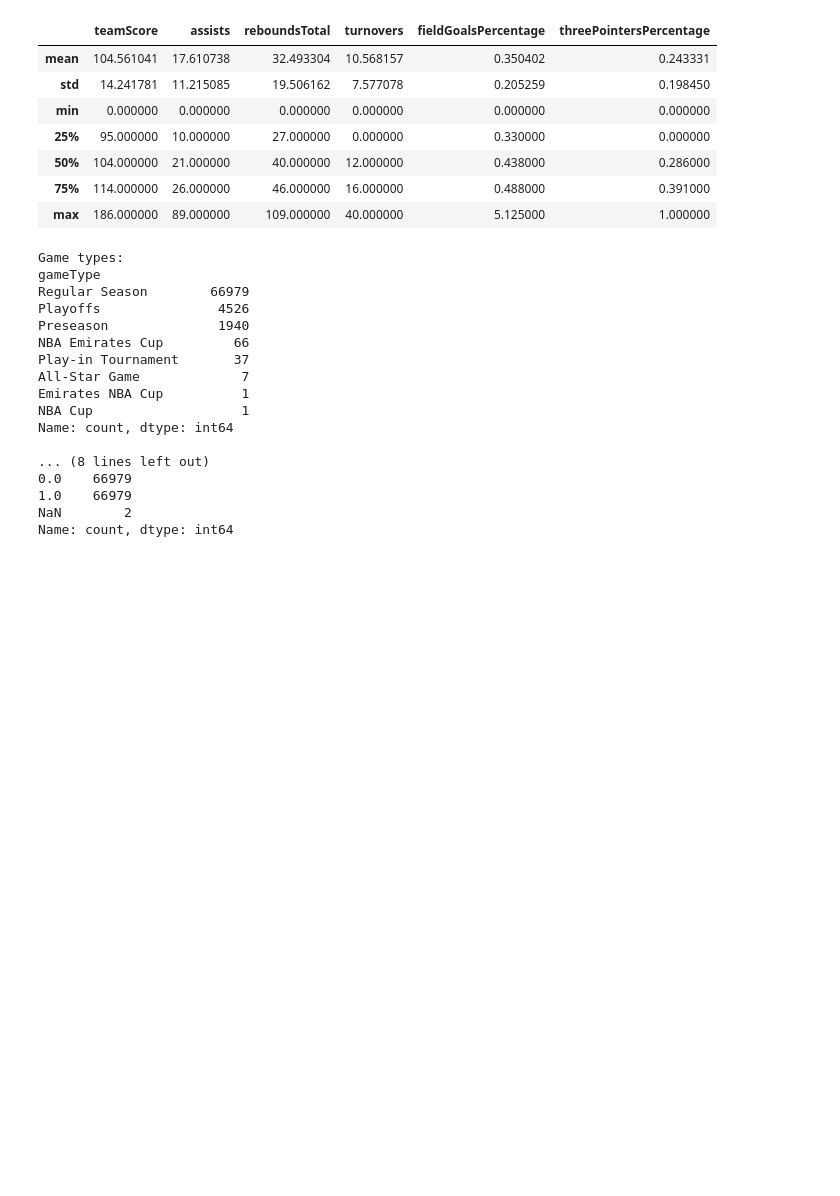
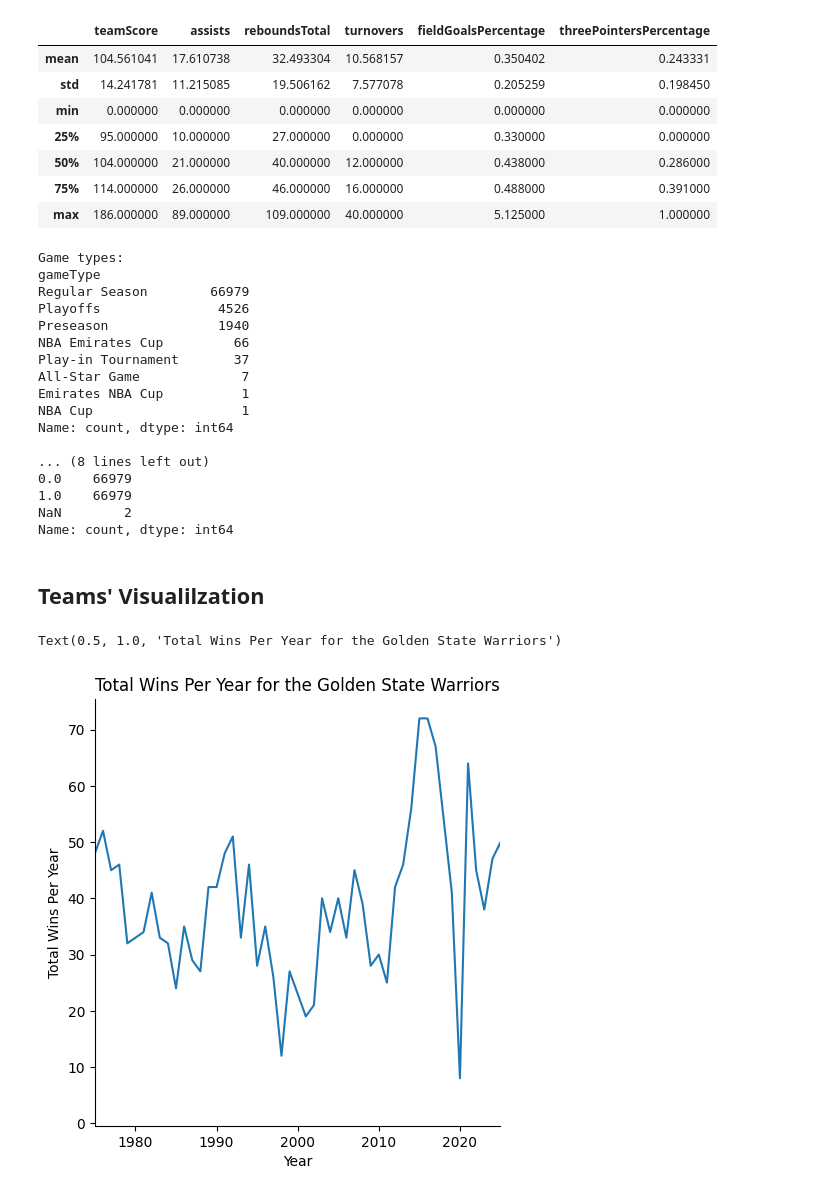
Before and after one commit to ethan-kwan/nba-prediction, a Jupyter notebook: exploration.ipynb, the cells around one changed output. Cells and saved outputs as stored; diff of their text form; code cells hidden in the pictures; blank space fills up the shorter version.

Commit message:
Create 2 visualizations for team stats

```diff
--- a/exploration.ipynb
+++ b/exploration.ipynb
@@ -125,3 +126,22 @@ Name: count, dtype: int64
 1.0    66979
 NaN        2
 Name: count, dtype: int64
+# %% [markdown]
+## Teams' Visualilzation
+# %%
+warriors_stats = regular_team_stats[regular_team_stats['teamName'] == 'Warriors'].copy()
+warriors_stats['year'] = pd.to_datetime(warriors_stats['gameDateTimeEst']).dt.year
+
+warriors_wins_by_year = (
+    warriors_stats.groupby('year')['win'].sum()
+    .reset_index(name='total_wins')
+)
+
+w = sns.relplot(x='year', y='total_wins', data=warriors_wins_by_year, kind='line')
+plt.xlim(1975, 2025)
+plt.xlabel('Year')
+plt.ylabel('Total Wins Per Year')
+plt.title('Total Wins Per Year for the Golden State Warriors')
+# %% [output]
+Text(0.5, 1.0, 'Total Wins Per Year for the Golden State Warriors')
+[figure, added]
```
Also changed, not shown: parts of 3 cells of this notebook.
